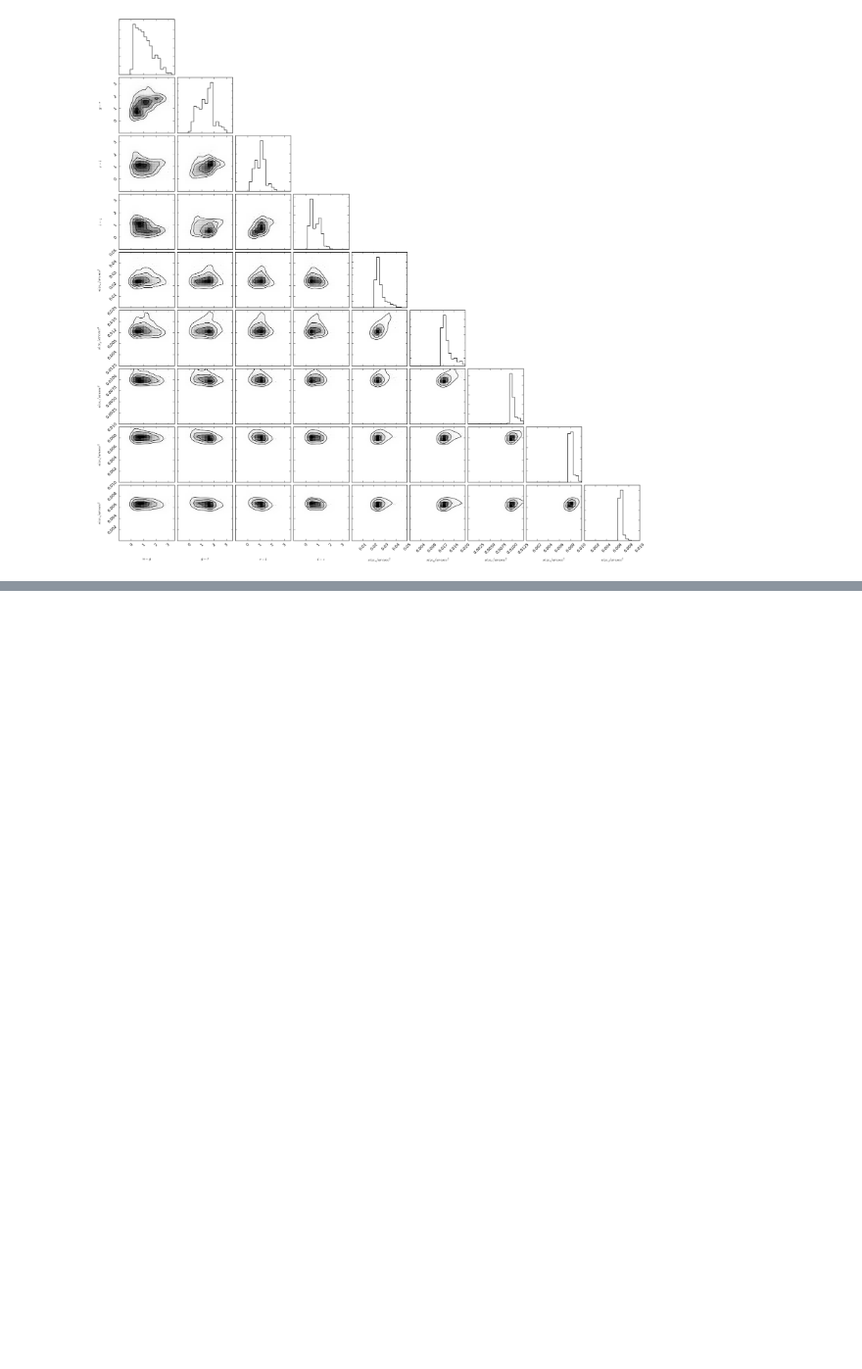
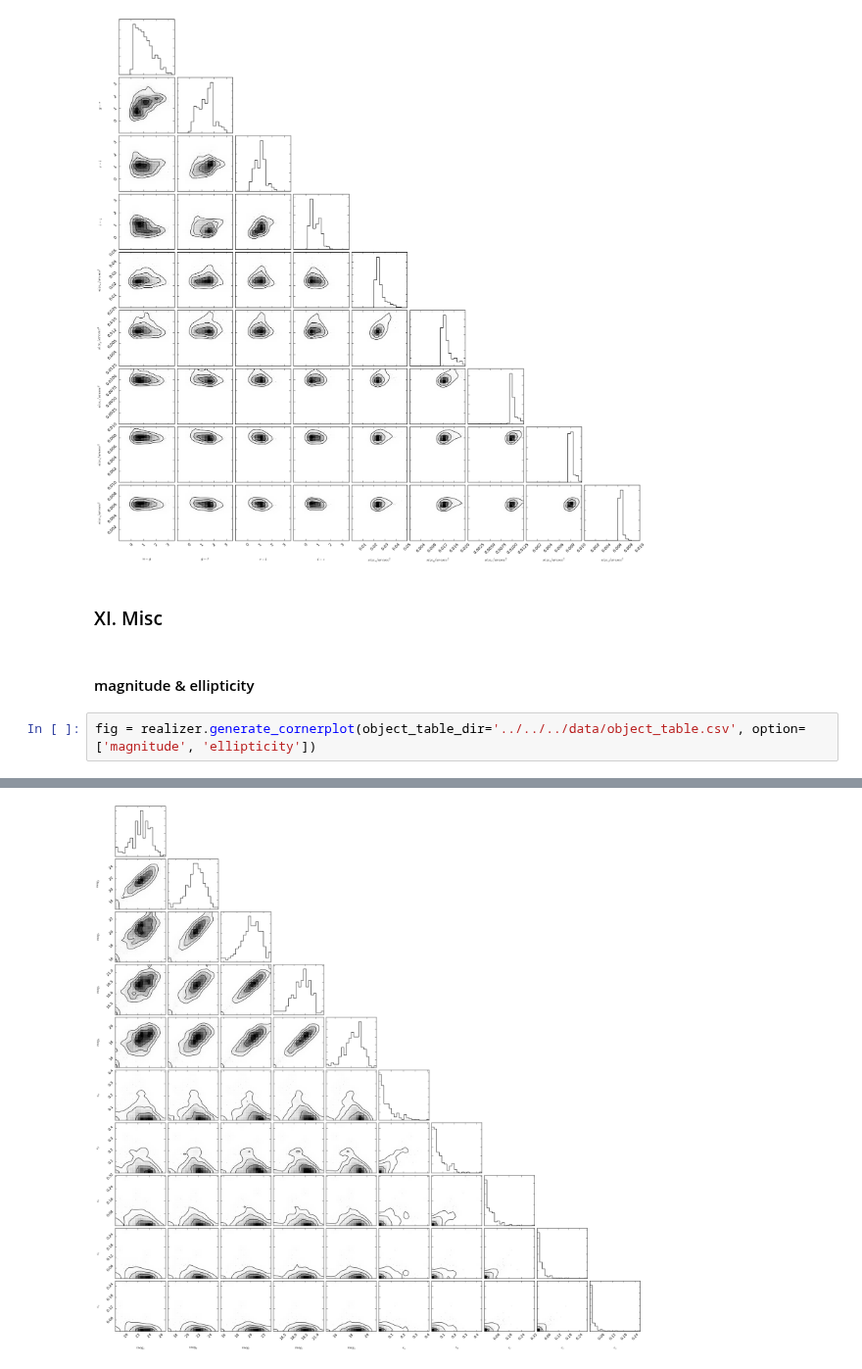
Before and after one commit to jiwoncpark/SLRealizer, a Jupyter notebook: python/desc/slrealizer/Cornerplot.ipynb, the cells around one changed output, grey strips where cells are left out. Shown at 98% size. Drawn from its saved outputs; the diff is of its cells as text; blank space fills up the shorter version.

```diff
--- a/python/desc/slrealizer/Cornerplot.ipynb
+++ b/python/desc/slrealizer/Cornerplot.ipynb
@@ -132,3 +132,10 @@ The plot was similar to the ellipticity plot. In general, there was less spread
 fig = realizer.generate_cornerplot(object_table_dir='../../../data/object_table.csv', option=['color', 'size'], range=[(-1.0, 3.5), (-1.0, 3.5), (-1.0, 3.5), (-1.0, 3.5), (0, 0.05), (0, 0.02), (0, 0.0125), (0, 0.01), (0, 0.01)])
 # %% [output]
 [figure]
+# %% [markdown]
+### XI. Misc
+# %% [markdown]
+#### magnitude & ellipticity
+# %%
+fig = realizer.generate_cornerplot(object_table_dir='../../../data/object_table.csv', option=['magnitude', 'ellipticity'])
+# %% [output]
@@ -134,0 +143 @@ fig = realizer.generate_cornerplot(object_table_dir='../../../data/object_table.
+[figure, added]
```
Also changed, not shown: parts of 3 cells of this notebook, 2 other files.
